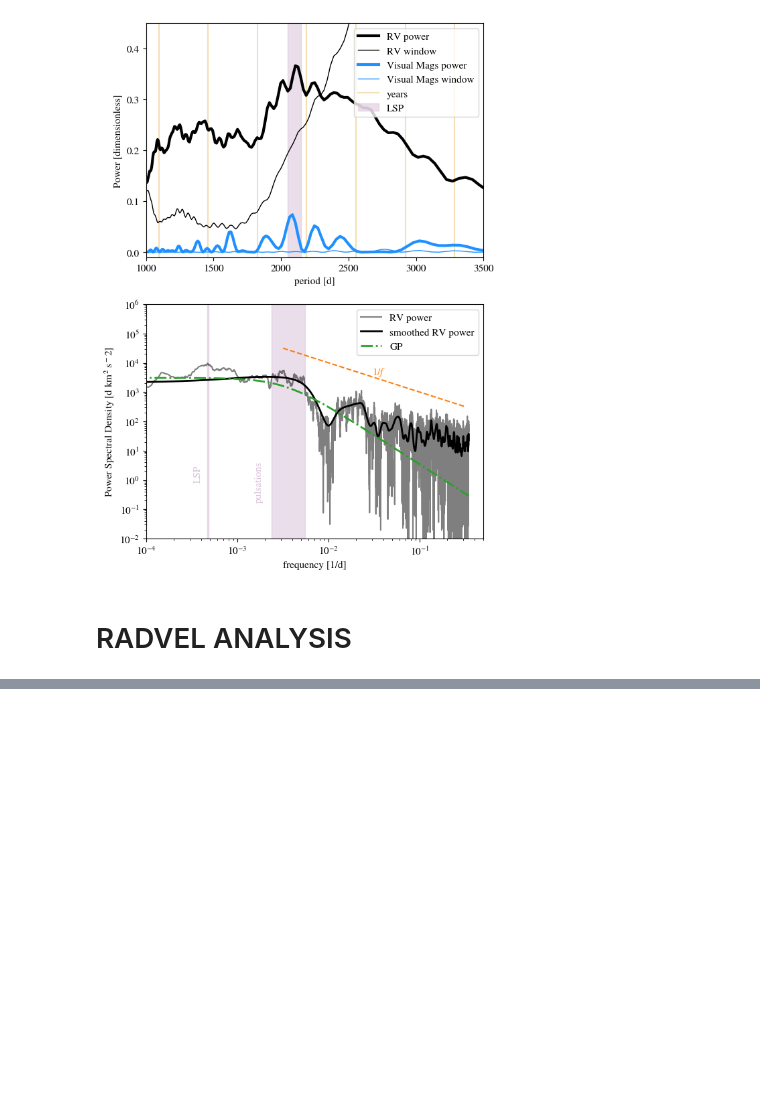
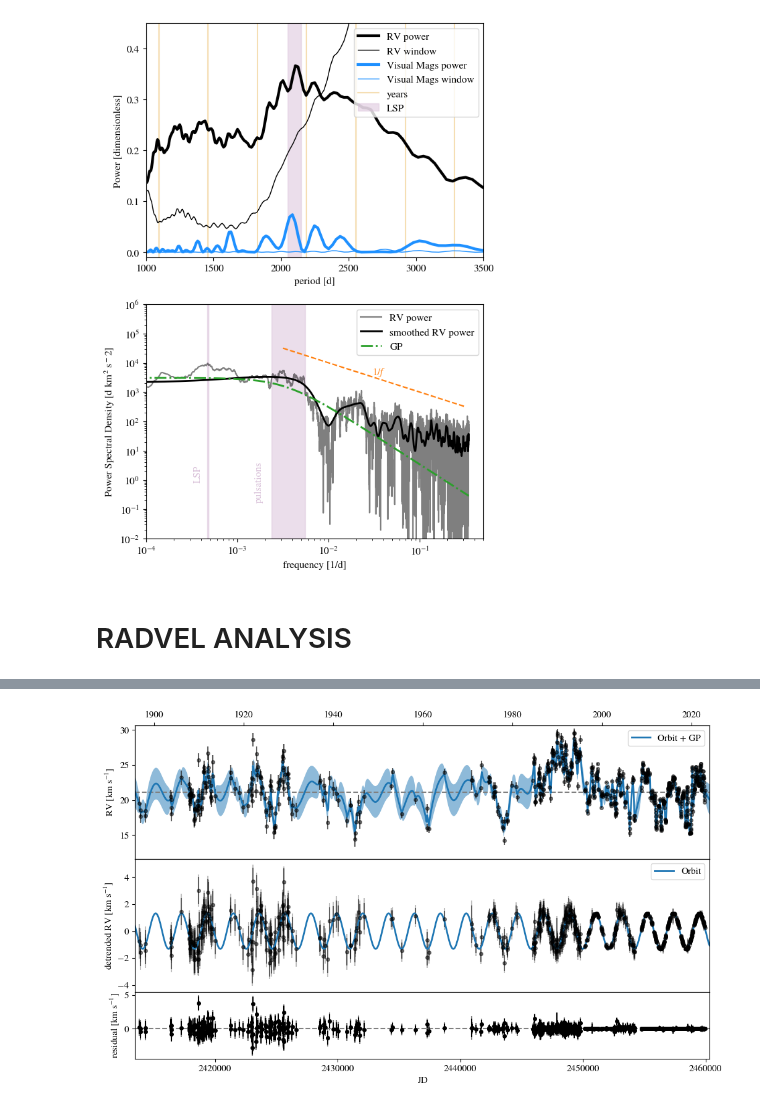
Before and after one commit to morganemacleod/BetelgeuseLittleFriend, a Jupyter notebook: Betelgeuse_LittleFriend_Analysis.ipynb, the cells around one changed output, grey strips where cells are left out. Drawn from its saved outputs; the diff is of its cells as text; code cells hidden in the pictures; blank space fills up the shorter version.

Commit message:
added the RV model

```diff
--- a/Betelgeuse_LittleFriend_Analysis.ipynb
+++ b/Betelgeuse_LittleFriend_Analysis.ipynb
@@ -277,0 +406,83 @@ FileNotFoundError: [Errno 2] No such file or directory: 'BG_radvel_MLE_Exp300.0_
+# %%
+mean_jit = mylike.params['jit'].value #np.mean(gpcirc['jit'])
+nlines = 1
+yrange = 19
+
+ms = 4
+
+
+fig, axs = plt.subplots(nrows=3, ncols=1, figsize=(12, 7),
+                       gridspec_kw={'height_ratios': [2,2,1],'hspace': 0},sharex=True)
+
+
+
+
+ti = np.linspace(mylike.x[0]-365,mylike.x[-1]+365,1000)
+gpmu,stddev = mylike.predict(ti)
+
+
+
+axs[0].set_ylabel('RV [km s$^{-1}$]')
+axs[0].plot(ti,np.ones_like(ti)*mylike.params['gamma'].value/vfactor,ls='--',color='grey')
+axs[0].errorbar(mylike.x,mylike.y/vfactor,np.sqrt(mylike.yerr**2 + mean_jit**2)/vfactor,marker='',
+                linestyle='',color='grey',alpha=0.5)
+axs[0].errorbar(mylike.x,mylike.y/vfactor,mylike.yerr/vfactor,marker='o',
+                linestyle='',color='k',alpha=0.5,markersize=ms)
+
+
+axs[0].fill_between(ti,
+                    (mymod(ti)+gpmu + stddev + mymod.params['gamma'].value)/vfactor,
+                    (mymod(ti)+gpmu - stddev + mymod.params['gamma'].value)/vfactor,color='C0',alpha=0.5,label='',edgecolor=None)
+axs[0].plot(ti,(mymod(ti)+ gpmu + mymod.params['gamma'].value)/vfactor ,color='C0',alpha=1,lw=2,label='Orbit + GP')
+
+axs[0].legend(loc=0)
+axs[0].set_ylim(-yrange/2+mylike.params['gamma'].value/vfactor,
+                 yrange/2+mylike.params['gamma'].value/vfactor)
+axs[0].set_xlim(ti[0],ti[-1])
+ayr = axs[0].twiny()
+ayr.set_xlim(Time(ti[0],format='jd').jyear, Time(ti[-1],format='jd').jyear)
+
+
+axs[1].set_ylabel('detrended RV [km s$^{-1}$]')
+axs[1].errorbar(mylike.x,(mylike.y-mylike.predict(mylike.x)[0]-mylike.params['gamma'].value)/vfactor,
+                np.sqrt(mylike.yerr**2 + mean_jit**2 + mylike.predict(mylike.x)[1]**2)/vfactor,marker='',linestyle='',color='grey',alpha=0.5)
+axs[1].errorbar(mylike.x,(mylike.y-mylike.predict(mylike.x)[0]-mylike.params['gamma'].value)/vfactor,
+                mylike.yerr/vfactor,marker='o',linestyle='',color='k',alpha=0.5,markersize=ms)
+axs[1].plot(ti,mymod(ti)/vfactor ,color='C0',alpha=1,lw=2,label='Orbit')
+axs[1].legend(loc=0)
+
+axs[2].set_ylabel('residual [km s$^{-1}$]')
+axs[2].plot(ti,np.zeros_like(ti),ls='--',color='grey')
+
+axs[2].errorbar(mylike.x,(mylike.y-mylike.predict(mylike.x)[0]-mylike.params['gamma'].value-mylike.model(mylike.x))/vfactor,
+                np.sqrt(mylike.yerr**2 + mean_jit**2 + mylike.predict(mylike.x)[1]**2)/vfactor,marker='',linestyle='',color='grey')
+axs[2].errorbar(mylike.x,(mylike.y-mylike.predict(mylike.x)[0]-mylike.params['gamma'].value-mylike.model(mylike.x))/vfactor,
+                mylike.yerr/vfactor,marker='o',linestyle='',color='k',markersize=ms)
+#axs[1].set_ylim(-yrange/2,yrange/2)
+axs[2].set_xticks([2420000,2430000,2440000,2450000,2460000])
+axs[2].xaxis.set_major_formatter(ticker.FormatStrFormatter("%i"))
+axs[2].set_xlabel('JD')
+
+"""
+mylw = 1
+myalpha = 0.25
+for i in range(nlines):
+    mymod = initialize_model_from_chain(-99,gpcirc)
+    mylike = radvel.likelihood.GPLikelihood(mymod, mylike.x, mylike.y, mylike.yerr,
+                                        hnames=['gp_amp','gp_length'],kernel_name='SqExp')
+    gpmu,stddev = mylike.predict(ti)
+
+    axs[0].plot(ti,(gpmu + mymod.params['gamma'].value)/vfactor,color='C1',alpha=myalpha,lw=mylw)
+    axs[0].plot(ti,(mymod(ti)+ gpmu + mymod.params['gamma'].value)/vfactor ,color='C0',alpha=myalpha,lw=mylw)
+
+"""
+
+plt.subplots_adjust(hspace=0)
+
+
+#rva = Table.read('RVs/BG_rv10.csv')
+#axs[0].errorbar(rva['JD'],rva['RV'],rva['RV_err'],color='r',marker='x',linestyle='')
+
+fig.savefig("figs/RV_timeseries_model.pdf",bbox_inches='tight',dpi=300)
+# %% [output]
+[figure, added]
```
Also changed, not shown: parts of 7 cells of this notebook.
